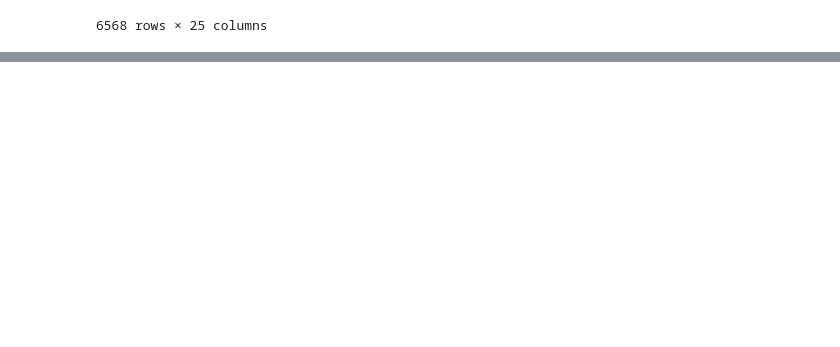
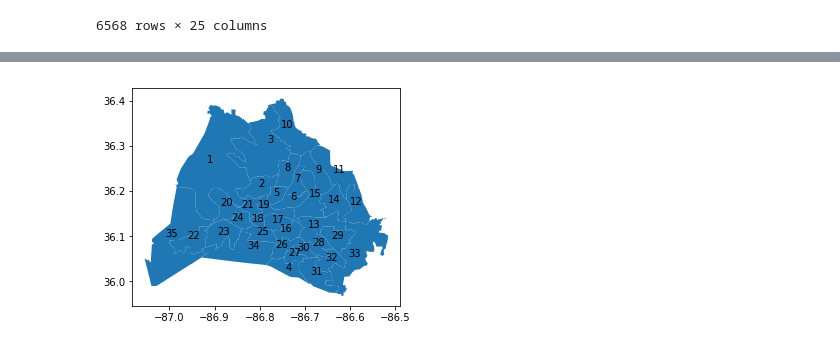
Before and after one commit to Cjcarlevato/data-question-4-affordable-housing-green-dogs, a Jupyter notebook: DQ4.ipynb, the cells around one changed output, grey strips where cells are left out. Cells and saved outputs as stored; diff of their text form; code cells hidden in the pictures; blank space fills up the shorter version.

```diff
--- a/DQ4.ipynb
+++ b/DQ4.ipynb
@@ -283,0 +419,9 @@ final_sf.loc[final_sf['Council District'] == 15]
+# %%
+council_geo['coords'] = council_geo['geometry'].apply(lambda x: x.representative_point().coords[:])
+council_geo['coords'] = [coords[0] for coords in council_geo['coords']]
+council_geo.plot()
+for idx, row in council_geo.iterrows():
+    plt.annotate(s=row['district'], xy=row['coords'],
+                 horizontalalignment='center')
+# %% [output]
+[figure, added]
```
Also changed, not shown: parts of 44 cells of this notebook.
